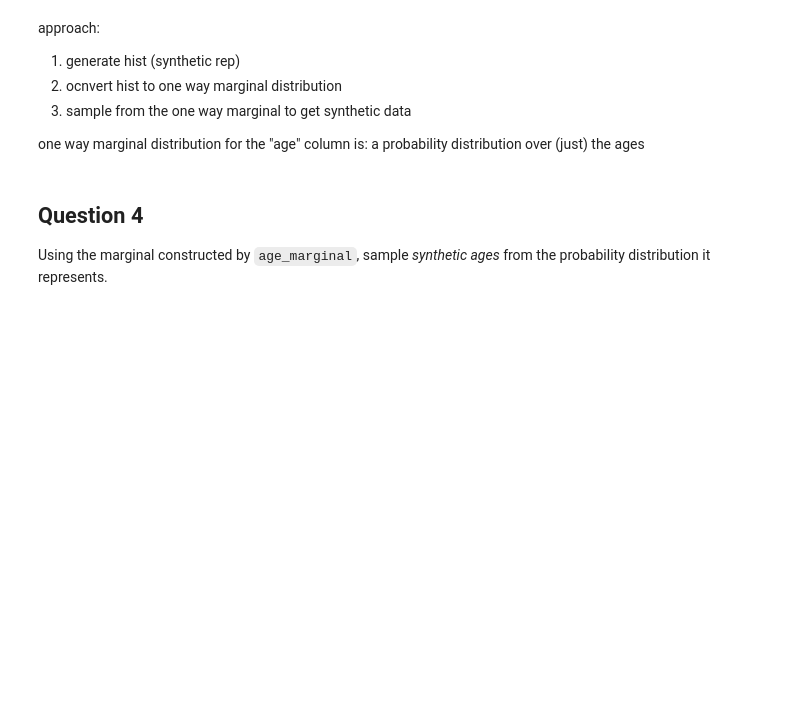
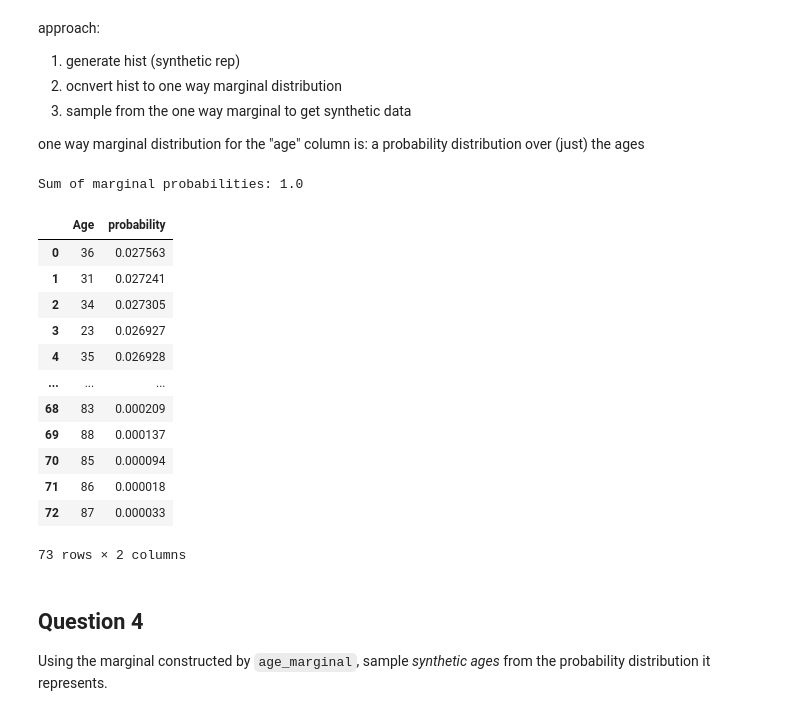
Before and after one commit to Kyk0/coursework-data-privacy, a Jupyter notebook: exercises/CS3110_Ex_11-10-25.ipynb, the cells around one changed output. Saved outputs shown, nothing was run; the diff lists cells and outputs as text; code cells hidden in the pictures; blank space fills up the shorter version.

```diff
--- a/exercises/CS3110_Ex_11-10-25.ipynb
+++ b/exercises/CS3110_Ex_11-10-25.ipynb
@@ -113,3 +106,34 @@ marginal
+# %%
+def age_marginal(epsilon):
+    # 1) generate hist
+    hist = age_hist(epsilon)
+    # 2) convert hist to marginal distribution
+    # probability distribution: if i pick random person from the population
+    # what is the probability that they will be C years old?
+    # a histogram also tells me the answer to the question
+    marginal = hist.clip(lower=0) / hist.clip(lower=0).sum()
+    # 3) sample from the one way marginal to get synthetic data
+    return marginal.to_frame(name='probability').reset_index()
+
+
+marginal = age_marginal(1.0)
+print('Sum of marginal probabilities:', np.sum(marginal['probability']))
+marginal
+# %% [output]
+Sum of marginal probabilities: 1.0
+|  | Age | probability |
+| 0 | 36 | 0.027563 |
+| 1 | 31 | 0.027241 |
+| 2 | 34 | 0.027305 |
+| 3 | 23 | 0.026927 |
+| 4 | 35 | 0.026928 |
+| ... | ... | ... |
+| 68 | 83 | 0.000209 |
+| 69 | 88 | 0.000137 |
+| 70 | 85 | 0.000094 |
+| 71 | 86 | 0.000018 |
+| 72 | 87 | 0.000033 |
+73 rows × 2 columns
 # %% [markdown]
 ## Question 4
 
```
Also changed, not shown: parts of 9 cells of this notebook.
